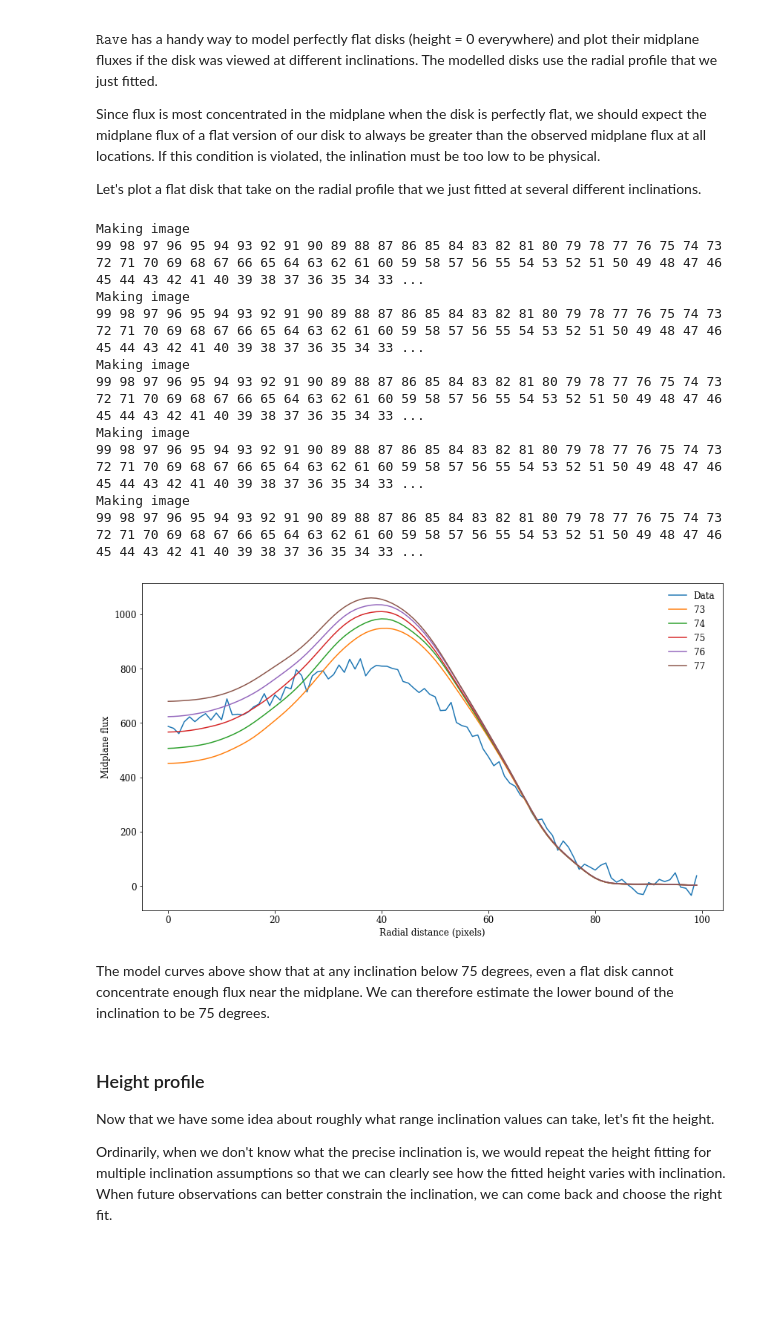
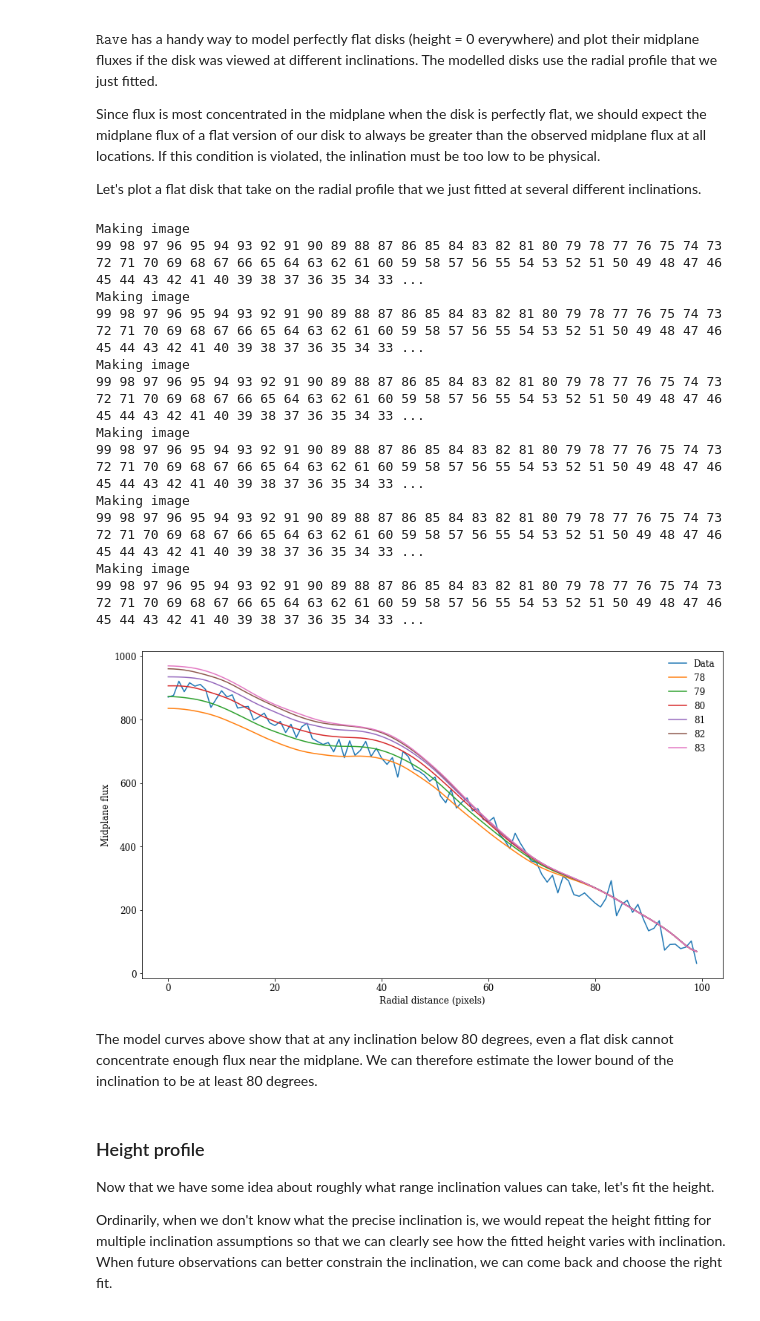
Before and after one commit to yinuohan/rave, a Jupyter notebook: demo/Demo-test-case.ipynb, the cells around one changed output. Drawn from its saved outputs; the diff is of its cells as text; code cells hidden in the pictures; blank space fills up the shorter version.

```diff
--- a/demo/Demo-test-case.ipynb
+++ b/demo/Demo-test-case.ipynb
@@ -53,11 +54,11 @@ def g(r, mu, sigma):
     return np.exp(-((r-mu)/sigma)**2)
 
 # The surface brightness of all annuli
-weights_make = 10.8 * g(r, 50, 20)
-# The factor of 10.8 is here to ensure the mean S/N per beam is 10 once noise is added later
+weights_make = 4.2 * (2*g(r, 0, 30) + 1*g(r, 50, 20) + 0.5*g(r, 90, 50))
+# The factor of 4.2 is here to ensure the mean S/N per beam is 10 once noise is added later
 
 # The scale height of all annuli (in pixels)
-heights_make = 10 * g(r, 50, 20) + 5
+heights_make = 5*g(r, 1, 25) + 6*g(r, 40, 25) + 10*g(r, 100, 50)
 # %% [markdown]
 Let's plot these profiles. To make it super clear exactly what we are dealing with, lets work in pixels for now. Later on we will have the option to present these results in more physically meaningful units for real observations.
 # %%
@@ -297,28 +298,30 @@ Let's plot a flat disk that take on the radial profile that we just fitted at se
 # %%
 image.estimate_inclination(cut_height=15,
                                # This is distance away from the major axis which defines the "midplane region" (in pixels)
                                # It needs to fully ecompass the "centrol hole" of the disk (if any)
                                # cut_height >= (radius of centrol hole) * sin(90deg - inc)
                                # Can conservatively estimate radius of the centrol hole as max radius with flux
-                           inc_range=[73, 77],
+                           inc_range=[78, 83],
                                # Range of inclination to estimate over
                            di=1,
                                # Spacing of inclinations
                           )
 # %% [output]
 Making image
 99 98 97 96 95 94 93 92 91 90 89 88 87 86 85 84 83 82 81 80 79 78 77 76 75 74 73 72 71 70 69 68 67 66 65 64 63 62 61 60 59 58 57 56 55 54 53 52 51 50 49 48 47 46 45 44 43 42 41 40 39 38 37 36 35 34 33 ...
 Making image
 99 98 97 96 95 94 93 92 91 90 89 88 87 86 85 84 83 82 81 80 79 78 77 76 75 74 73 72 71 70 69 68 67 66 65 64 63 62 61 60 59 58 57 56 55 54 53 52 51 50 49 48 47 46 45 44 43 42 41 40 39 38 37 36 35 34 33 ...
 Making image
 99 98 97 96 95 94 93 92 91 90 89 88 87 86 85 84 83 82 81 80 79 78 77 76 75 74 73 72 71 70 69 68 67 66 65 64 63 62 61 60 59 58 57 56 55 54 53 52 51 50 49 48 47 46 45 44 43 42 41 40 39 38 37 36 35 34 33 ...
 Making image
 99 98 97 96 95 94 93 92 91 90 89 88 87 86 85 84 83 82 81 80 79 78 77 76 75 74 73 72 71 70 69 68 67 66 65 64 63 62 61 60 59 58 57 56 55 54 53 52 51 50 49 48 47 46 45 44 43 42 41 40 39 38 37 36 35 34 33 ...
 Making image
 99 98 97 96 95 94 93 92 91 90 89 88 87 86 85 84 83 82 81 80 79 78 77 76 75 74 73 72 71 70 69 68 67 66 65 64 63 62 61 60 59 58 57 56 55 54 53 52 51 50 49 48 47 46 45 44 43 42 41 40 39 38 37 36 35 34 33 ...
+Making image
+99 98 97 96 95 94 93 92 91 90 89 88 87 86 85 84 83 82 81 80 79 78 77 76 75 74 73 72 71 70 69 68 67 66 65 64 63 62 61 60 59 58 57 56 55 54 53 52 51 50 49 48 47 46 45 44 43 42 41 40 39 38 37 36 35 34 33 ...
-[figure, old version]
+[figure, new version]
 # %% [markdown]
-The model curves above show that at any inclination below 75 degrees, even a flat disk cannot concentrate enough flux near the midplane. We can therefore estimate the lower bound of the inclination to be 75 degrees.
+The model curves above show that at any inclination below 80 degrees, even a flat disk cannot concentrate enough flux near the midplane. We can therefore estimate the lower bound of the inclination to be at least 80 degrees.
 # %% [markdown]
 ### Height profile
 
```
Also changed, not shown: parts of 14 cells of this notebook, 3 other files.
